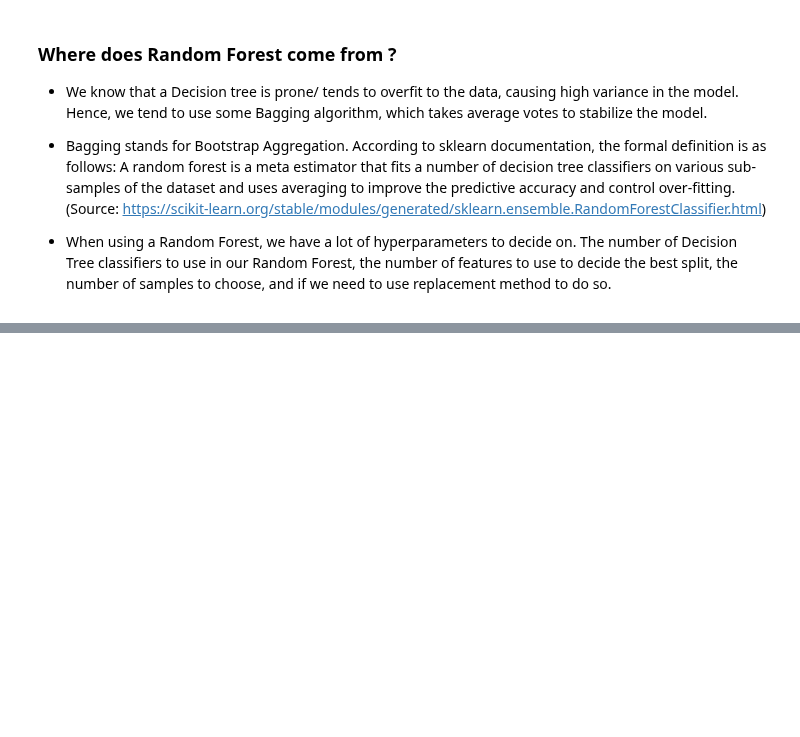
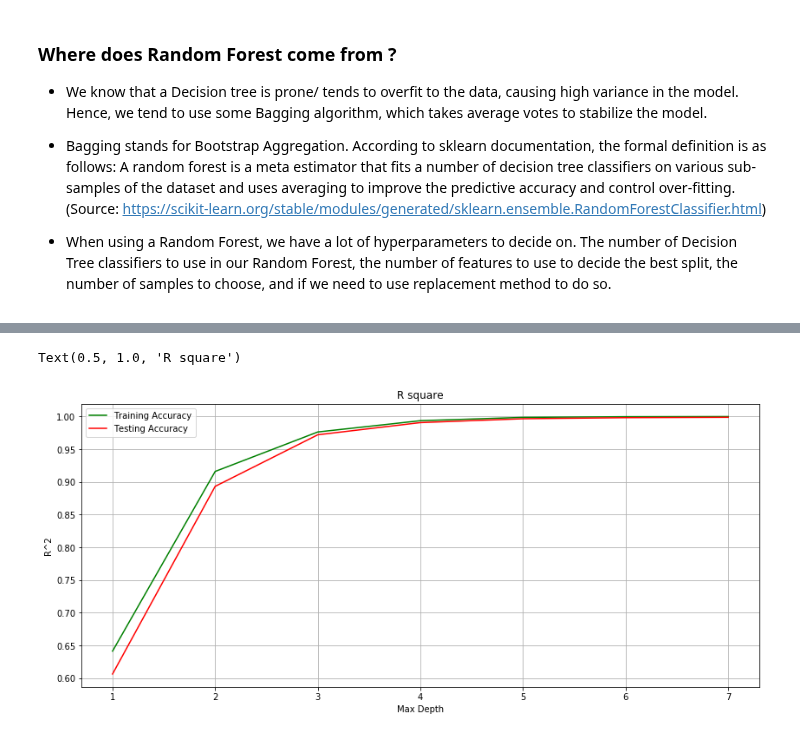
Before and after one commit to AdiVarma27/AdiVarma27.github.io, a Jupyter notebook: _jupyter/2019-07-09-Decision Trees & Random Forests.ipynb, the cells around one changed output, grey strips where cells are left out. Cells and saved outputs as stored; diff of their text form; code cells hidden in the pictures; blank space fills up the shorter version.

```diff
--- a/_jupyter/2019-07-09-Decision Trees & Random Forests.ipynb
+++ b/_jupyter/2019-07-09-Decision Trees & Random Forests.ipynb
@@ -300,0 +464,48 @@ plt.grid()
+# %%
+from sklearn.metrics import r2_score
+from sklearn.metrics import mean_squared_error
+
+# Function to calculate train, test accuracy for different max_depth values
+def DecisionTreeReg():
+
+    X_train, X_test, y_train, y_test = train_test_split(df_boston,
+                                                        boston_dataset['target'],
+                                                        test_size=0.33, random_state=42)
+
+    train_acc, train_mse = [], []
+    test_acc, test_mse = [], []
+
+    for i in range(1,8,1):
+        # classifier
+        dt_clf_digits = DecisionTreeRegressor(max_depth=i)
+
+        # training dataset
+        dt_clf_digits.fit(X_train, y_train)
+
+        # prediction step
+        y_pred = dt_clf_digits.predict(X_test)
+
+        #accuracy
+        train_acc.append(r2_score(y_train, dt_clf_digits.predict(X_train)))
+        test_acc.append(r2_score(y_test, y_pred))
+
+        #mse
+        train_mse.append(mean_squared_error(y_train, dt_clf_digits.predict(X_train)))
+        test_mse.append(mean_squared_error(y_test, y_pred))
+
+    return train_acc, test_acc, train_mse, test_mse
+# %%
+# function call
+train_acc, test_acc, train_mse, test_mse = DecisionTreeReg()
+
+plt.figure(figsize=(14,6))
+plt.plot(np.arange(1,8,1),train_acc,c='g',label='Training Accuracy')
+plt.plot(np.arange(1,8,1),test_acc,c='r',label='Testing Accuracy')
+plt.xlabel('Max Depth')
+plt.ylabel('R^2')
+plt.legend()
+plt.grid()
+plt.title("R square")
+# %% [output]
+Text(0.5, 1.0, 'R square')
+[figure, added]
```
Also changed, not shown: parts of 33 cells of this notebook.
